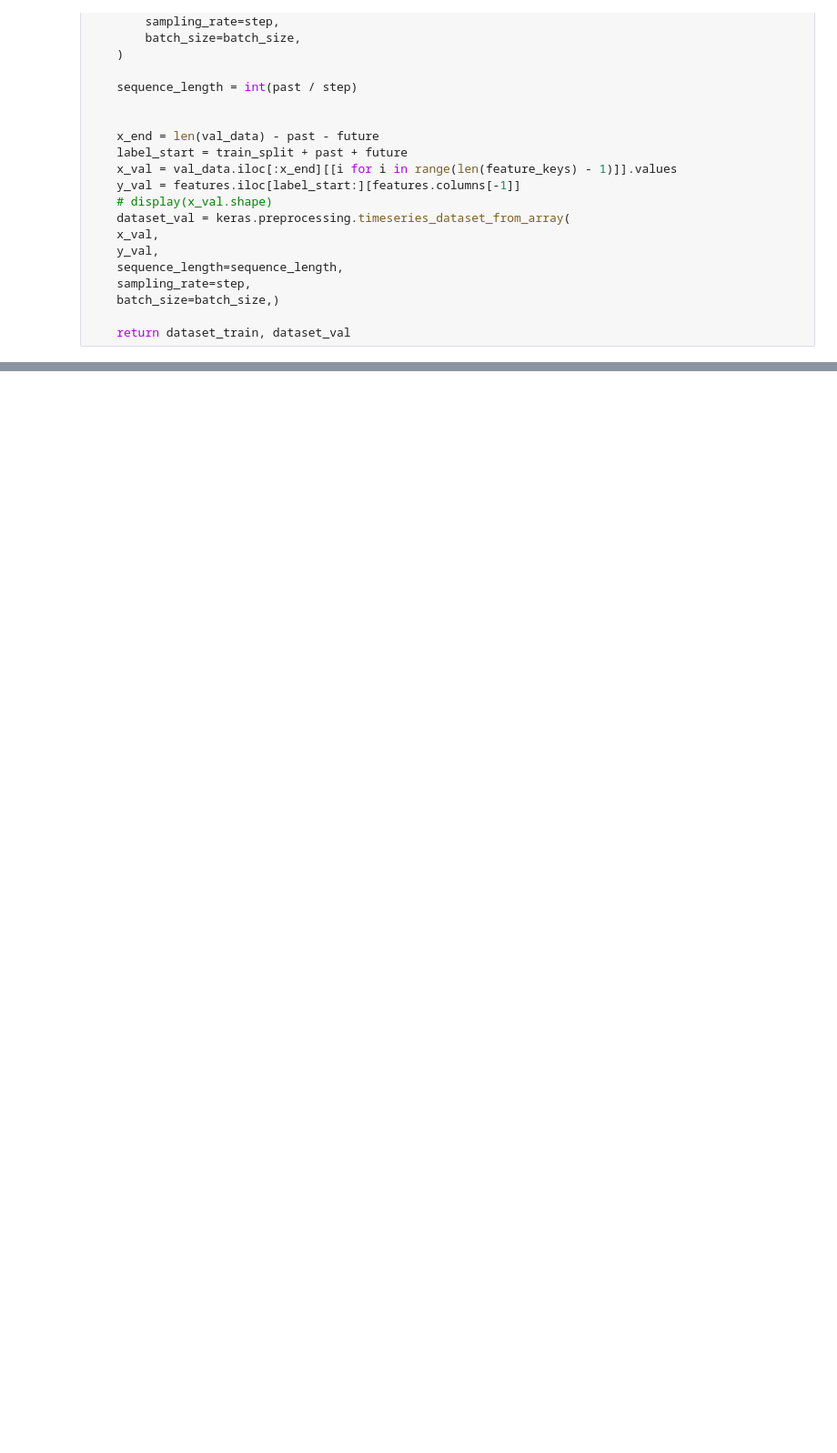
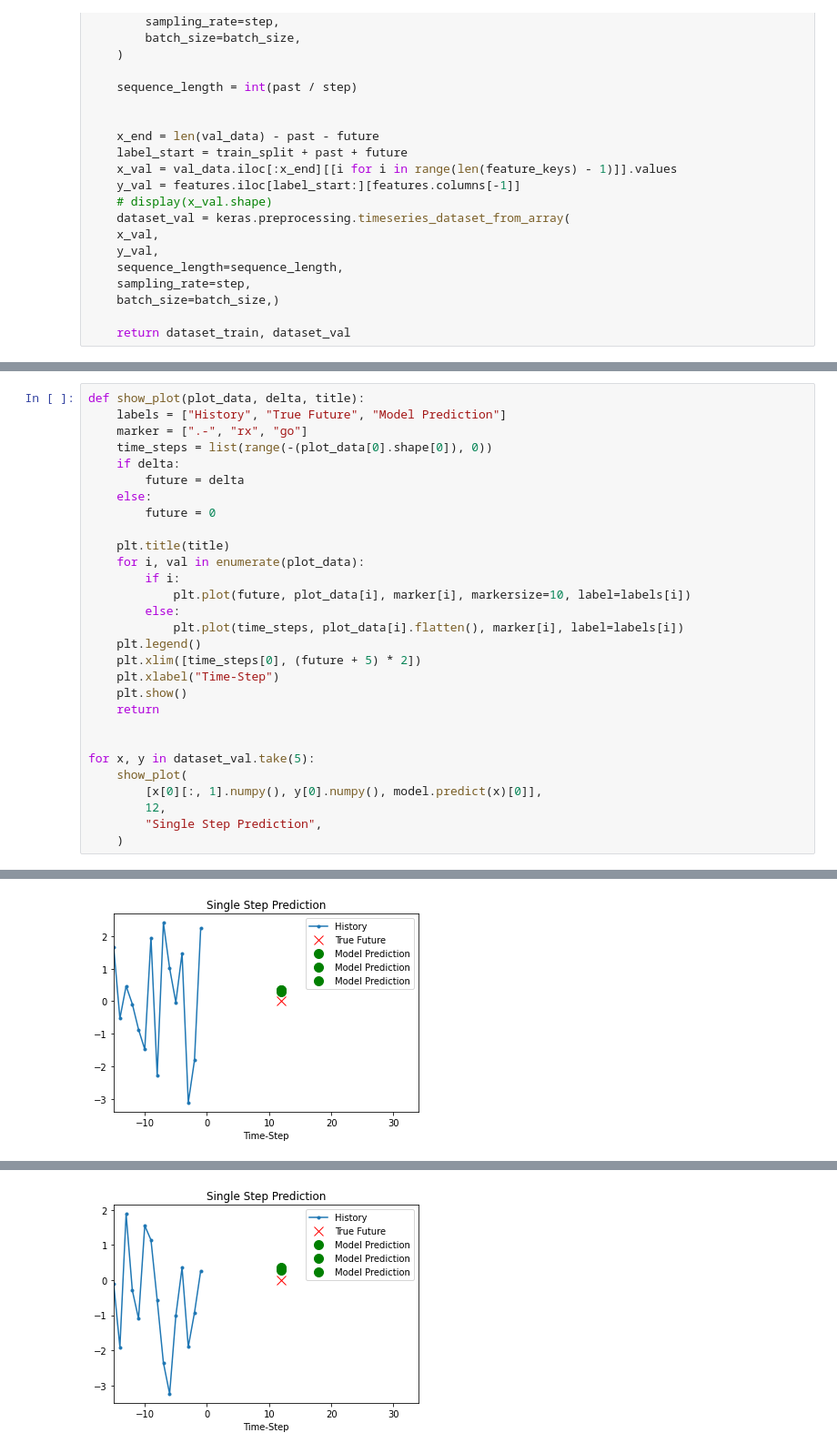
Before and after one commit to owalid/ntx-hackathon-2022, a Jupyter notebook: classifier/clean_classifier.ipynb, the cells around one changed output, grey strips where cells are left out. Shown: that part at 91% size. Saved outputs shown, nothing was run; the diff lists cells and outputs as text; blank space fills up the shorter version.

```diff
--- a/classifier/clean_classifier.ipynb
+++ b/classifier/clean_classifier.ipynb
@@ -238,0 +235,30 @@ AttributeError: 'History' object has no attribute 'predict'
+# %%
+def show_plot(plot_data, delta, title):
+    labels = ["History", "True Future", "Model Prediction"]
+    marker = [".-", "rx", "go"]
+    time_steps = list(range(-(plot_data[0].shape[0]), 0))
+    if delta:
+        future = delta
+    else:
+        future = 0
+
+    plt.title(title)
+    for i, val in enumerate(plot_data):
+        if i:
+            plt.plot(future, plot_data[i], marker[i], markersize=10, label=labels[i])
+        else:
+            plt.plot(time_steps, plot_data[i].flatten(), marker[i], label=labels[i])
+    plt.legend()
+    plt.xlim([time_steps[0], (future + 5) * 2])
+    plt.xlabel("Time-Step")
+    plt.show()
+    return
+
+
+for x, y in dataset_val.take(5):
+    show_plot(
+        [x[0][:, 1].numpy(), y[0].numpy(), model.predict(x)[0]],
+        12,
+        "Single Step Prediction",
+    )
+# %% [output]
@@ -238,0 +266 @@ AttributeError: 'History' object has no attribute 'predict'
+[figure, added]
@@ -238,0 +268 @@ AttributeError: 'History' object has no attribute 'predict'
+[figure, added]
```
Also changed, not shown: parts of 8 cells of this notebook, 5 other files.
